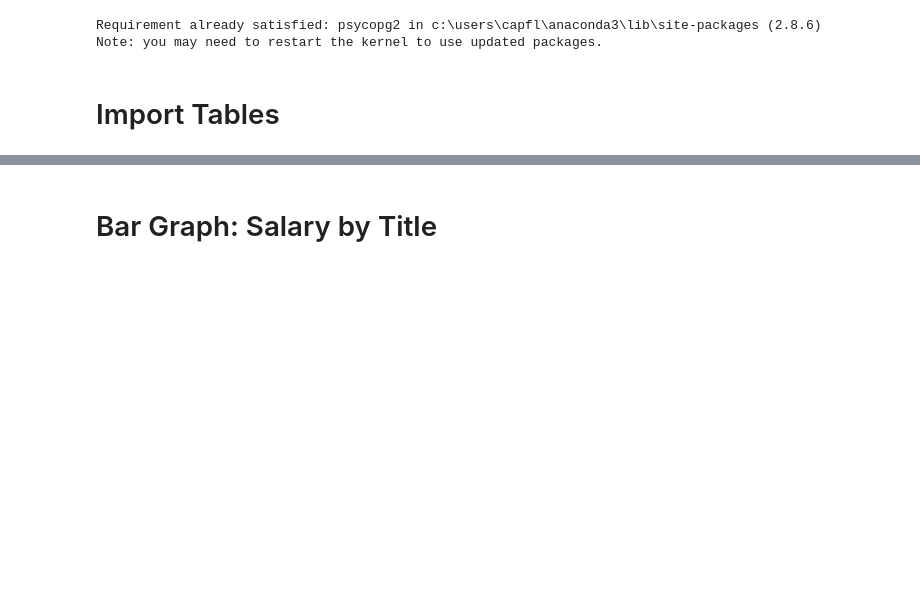
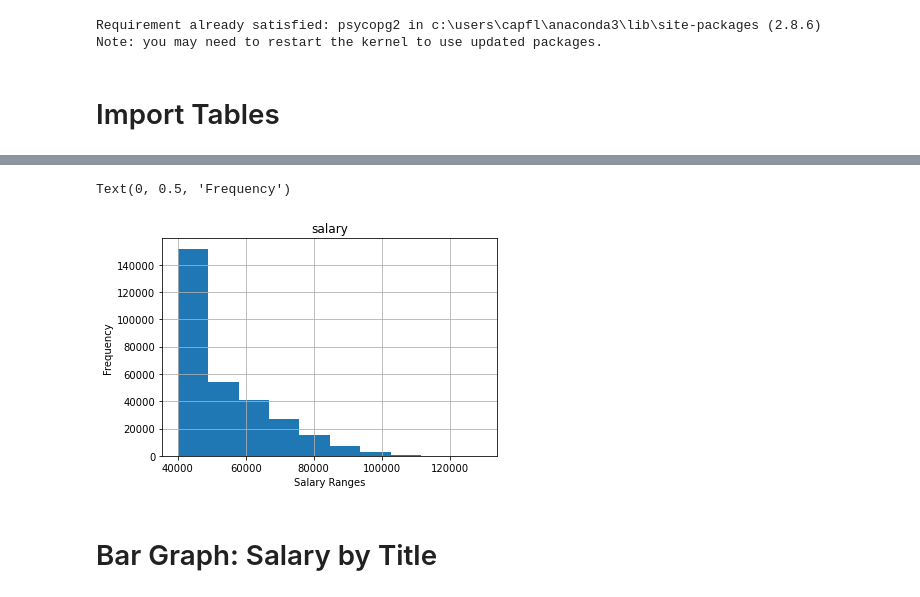
Before and after one commit to capflaum/SQL_Database_Modeling, a Jupyter notebook: Bonus/sql_bonus_charts.ipynb, the cells around one changed output, grey strips where cells are left out. Cells and saved outputs as stored; diff of their text form; code cells hidden in the pictures; blank space fills up the shorter version.

Commit message:
update charts

```diff
--- a/Bonus/sql_bonus_charts.ipynb
+++ b/Bonus/sql_bonus_charts.ipynb
@@ -97,0 +51,4 @@ salary_df.describe()
+# %%
+employee_salaries = employees_df.merge(salary_df, on='emp_no')
+employee_title_salaries = employee_salaries.merge(titles_df, left_on='emp_title_id', right_on='title_id')
+employee_title_salaries.head()
@@ -97,0 +62,3 @@ salary_df.describe()
+# %%
+title_salaries = employee_title_salaries[['title', 'salary']]
+title_salaries.head()
@@ -98,3 +84,10 @@ salary_df.describe()
+# %%
+title_salaries.hist(column='salary')
+plt.xlabel("Salary Ranges")
+plt.ylabel("Frequency")
+# %% [output]
+Text(0, 0.5, 'Frequency')
+[figure, added]
 # %% [markdown]
 # Bar Graph: Salary by Title
 # %%
```
Also changed, not shown: parts of 14 cells of this notebook.
